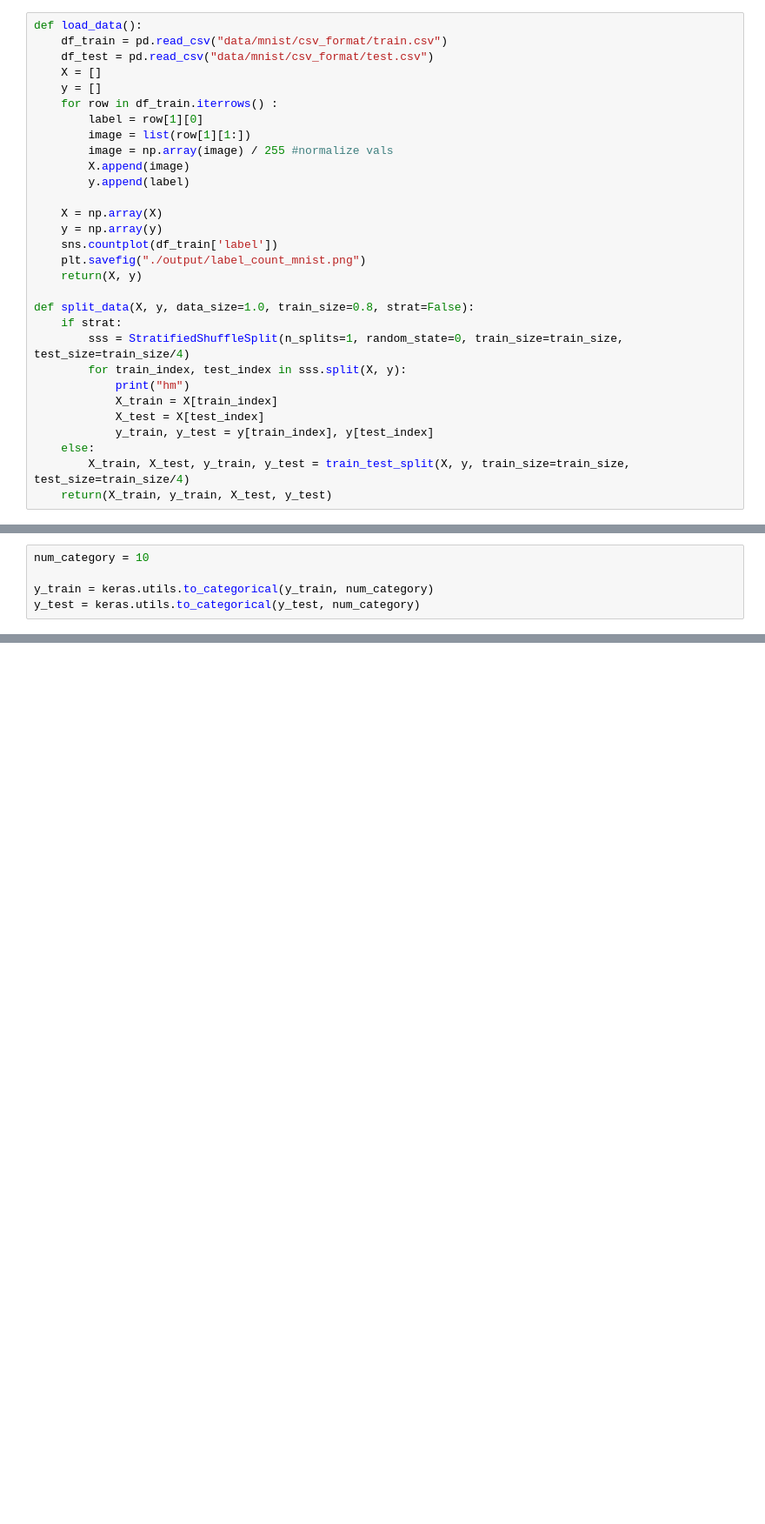
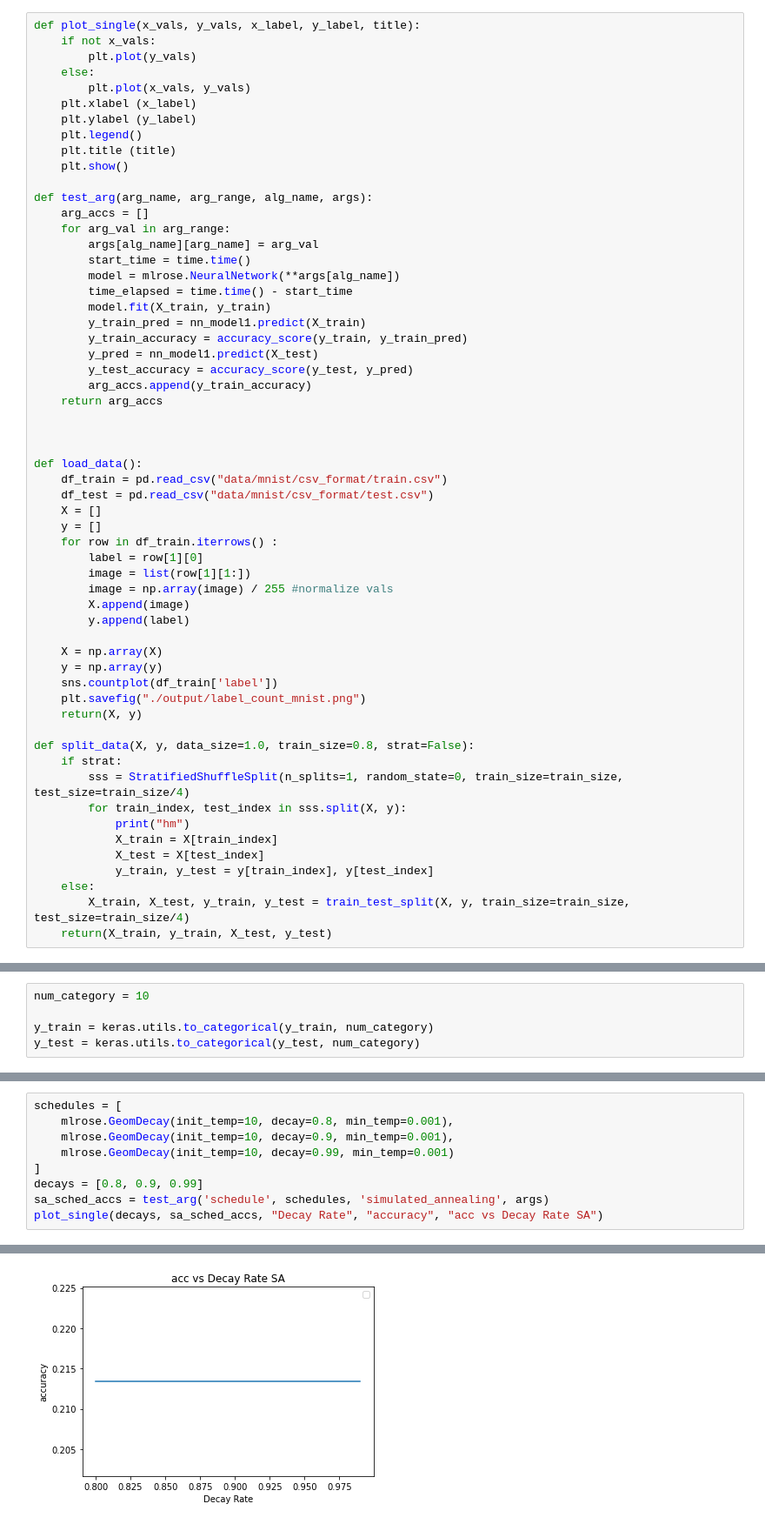
Before and after one commit to jfuerst92/Brigandine, a Jupyter notebook: neural_net.ipynb, the cells around one changed output, grey strips where cells are left out. Shown at 87% size. Saved outputs shown, nothing was run; the diff lists cells and outputs as text; blank space fills up the shorter version.

```diff
--- a/neural_net.ipynb
+++ b/neural_net.ipynb
@@ -11,4 +136,32 @@ from sklearn.metrics import accuracy_score
 # %%
+def plot_single(x_vals, y_vals, x_label, y_label, title):
+    if not x_vals:
+        plt.plot(y_vals)
+    else:
+        plt.plot(x_vals, y_vals)
+    plt.xlabel (x_label)
+    plt.ylabel (y_label)
+    plt.legend()
+    plt.title (title)
+    plt.show()
+
+def test_arg(arg_name, arg_range, alg_name, args):
+    arg_accs = []
+    for arg_val in arg_range:
+        args[alg_name][arg_name] = arg_val
+        start_time = time.time()
+        model = mlrose.NeuralNetwork(**args[alg_name])
+        time_elapsed = time.time() - start_time
+        model.fit(X_train, y_train)
+        y_train_pred = nn_model1.predict(X_train)
+        y_train_accuracy = accuracy_score(y_train, y_train_pred)
+        y_pred = nn_model1.predict(X_test)
+        y_test_accuracy = accuracy_score(y_test, y_pred)
+        arg_accs.append(y_train_accuracy)
+    return arg_accs
+
+
+
 def load_data():
     df_train = pd.read_csv("data/mnist/csv_format/train.csv")
     df_test = pd.read_csv("data/mnist/csv_format/test.csv")
@@ -124,0 +470,10 @@ history = model.fit(X_train, y_train_oh, epochs=20, verbose=1, batch_size=32,  v
+# %%
+schedules = [
+    mlrose.GeomDecay(init_temp=10, decay=0.8, min_temp=0.001),
+    mlrose.GeomDecay(init_temp=10, decay=0.9, min_temp=0.001),
+    mlrose.GeomDecay(init_temp=10, decay=0.99, min_temp=0.001)
+]
+decays = [0.8, 0.9, 0.99]
+sa_sched_accs = test_arg('schedule', schedules, 'simulated_annealing', args)
+plot_single(decays, sa_sched_accs, "Decay Rate", "accuracy", "acc vs Decay Rate SA")
+# %% [output]
@@ -124,0 +481 @@ history = model.fit(X_train, y_train_oh, epochs=20, verbose=1, batch_size=32,  v
+[figure, added]
```
Also changed, not shown: parts of 24 cells of this notebook, 7 other files.
